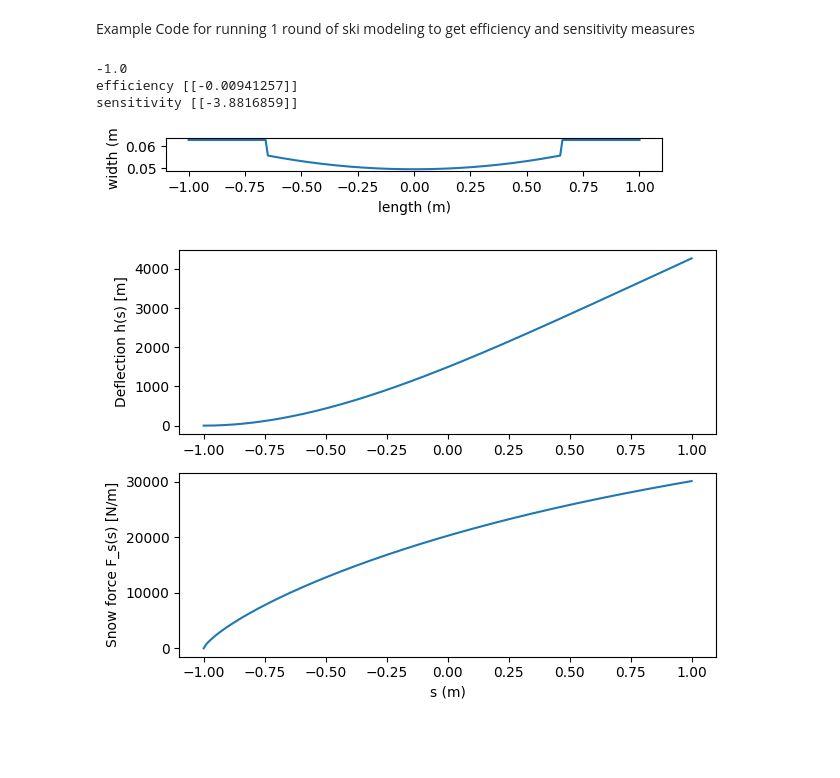
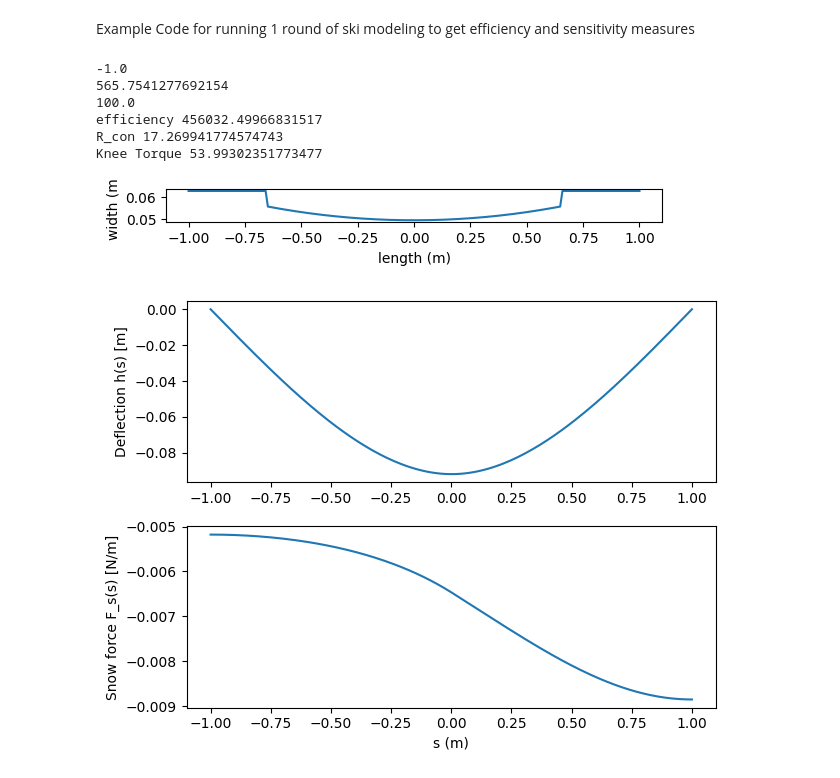
Before and after one commit to anitadb1/Ski-Optimization, a Jupyter notebook: Ski_Model_demo.ipynb, the cells around one changed output. Drawn from its saved outputs; the diff is of its cells as text; code cells hidden in the pictures; blank space fills up the shorter version.

Commit message:
new plots

```diff
--- a/Ski_Model_demo.ipynb
+++ b/Ski_Model_demo.ipynb
@@ -5,34 +12,42 @@ Example Code for running 1 round of ski modeling to get efficiency and sensitivi
 # %%
 L = 2.0 #m, length of ski
 w = 0.099 #m, waist width
 w_max = .125 #m, max width
 r_sc = 17.3 #m, sidecut radius
 l_sc = 1.31 #length of sidecut
+t_ski = .005 #thickness of ski
 
-input_vector = [L,w,w_max, r_sc, l_sc] #input optimize vector in this form
+
+#trial run of full code
+input_vector = [L,w,w_max, r_sc, l_sc, t_ski] #input optimize vector in this form
 
 #visualize the ski
 s_vis = np.linspace(-2.0/2, 2.0/2, 200)
 print(s_vis[0])
 widths = get_widths(s_vis, L, w, w_max, r_sc, l_sc)
 plot_ski(s_vis,widths)
 
 
 #get the efficiency & sensitivity (it's a little sketch but at least it gives different numbers)
-s, h, Fs, Ft, eff, sens = ski_turn_iterative(input_vector, tol = 1e-6) #can set weight and person length too if needed, current defaults: W_person=70, l_person=1.0
+s,h, Fs, R_con, tau_knee, eff = ski_turn_iterative(input_vector, v_ski = 10) #can set weight and person length too if needed, current defaults: W_person=70, l_person=1.0
 #print(f"Ft = {Ft:.2f} N,  Efficiency = {eff:.4f},  Sensitivity = {sens:.4e}")
 print("efficiency", eff)
-print("sensitivity", sens)
+print("R_con", R_con)
+print("Knee Torque", tau_knee)
+#print(Fs)
 plt.figure()
 plt.subplot(2,1,1)
 plt.plot(s, h); plt.ylabel("Deflection h(s) [m]")
 plt.subplot(2,1,2)
 plt.plot(s, Fs); plt.ylabel("Snow force F_s(s) [N/m]")
 plt.xlabel("s (m)")
 plt.tight_layout(); plt.show()
 # %% [output]
 -1.0
-efficiency [[-0.00941257]]
-sensitivity [[-3.8816859]]
+565.7541277692154
+100.0
+efficiency 456032.49966831517
+R_con 17.269941774574743
+Knee Torque 53.99302351773477
 [figure]
-[figure, old version]
+[figure, new version]
```
Also changed, not shown: parts of 9 cells of this notebook, 29 other files.
